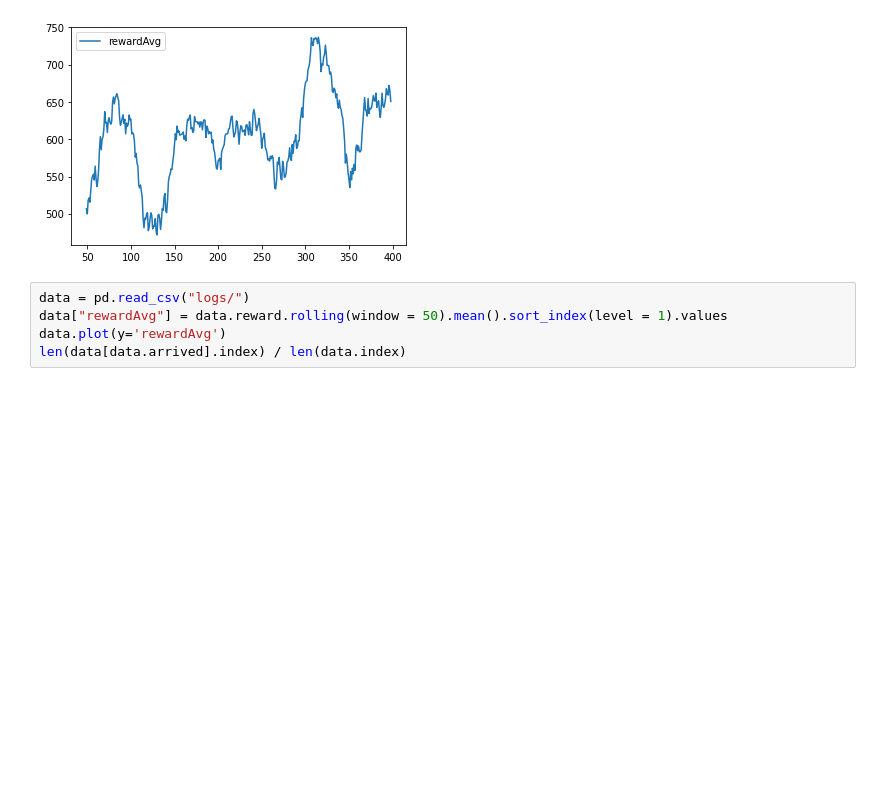
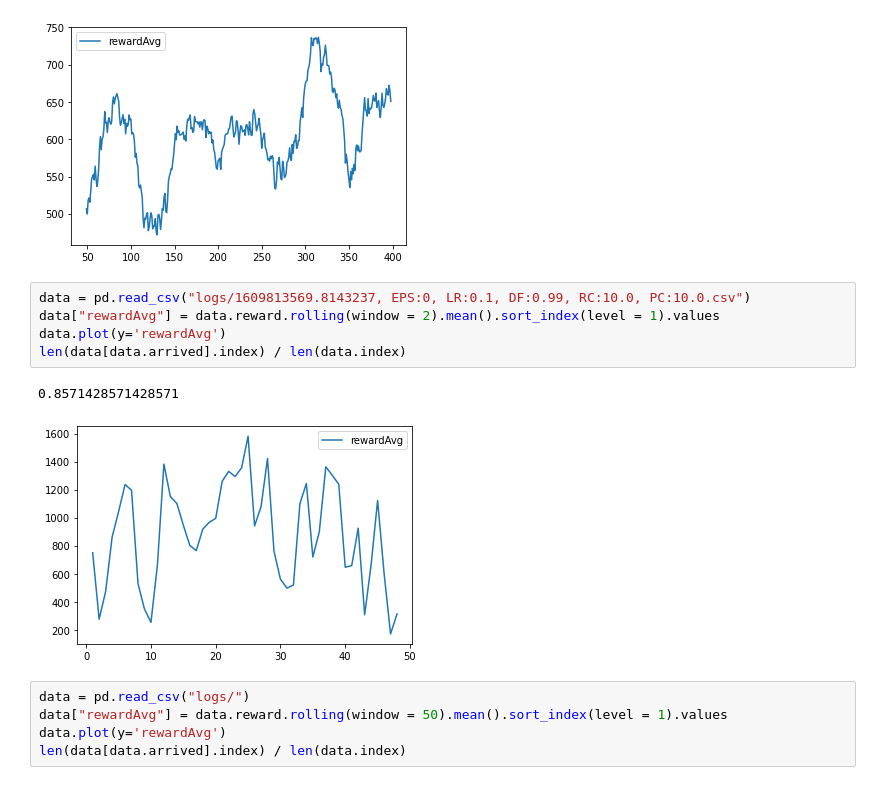
Before and after one commit to boro28/GUPB, a Jupyter notebook: analDF.ipynb, the cells around one changed output. Drawn from its saved outputs; the diff is of its cells as text; blank space fills up the shorter version.

Commit message:
Updated graphs

```diff
--- a/analDF.ipynb
+++ b/analDF.ipynb
@@ -422,6 +422,14 @@ len(data[data.arrived].index) / len(data.index)
 # %% [output]
 0.7944862155388471
 [figure]
+# %%
+data = pd.read_csv("logs/1609813569.8143237, EPS:0, LR:0.1, DF:0.99, RC:10.0, PC:10.0.csv")
+data["rewardAvg"] = data.reward.rolling(window = 2).mean().sort_index(level = 1).values
+data.plot(y='rewardAvg')
+len(data[data.arrived].index) / len(data.index)
+# %% [output]
+0.8571428571428571
+[figure, added]
 # %%
 data = pd.read_csv("logs/")
 data["rewardAvg"] = data.reward.rolling(window = 50).mean().sort_index(level = 1).values
```
Also changed, not shown: 1 other file.
